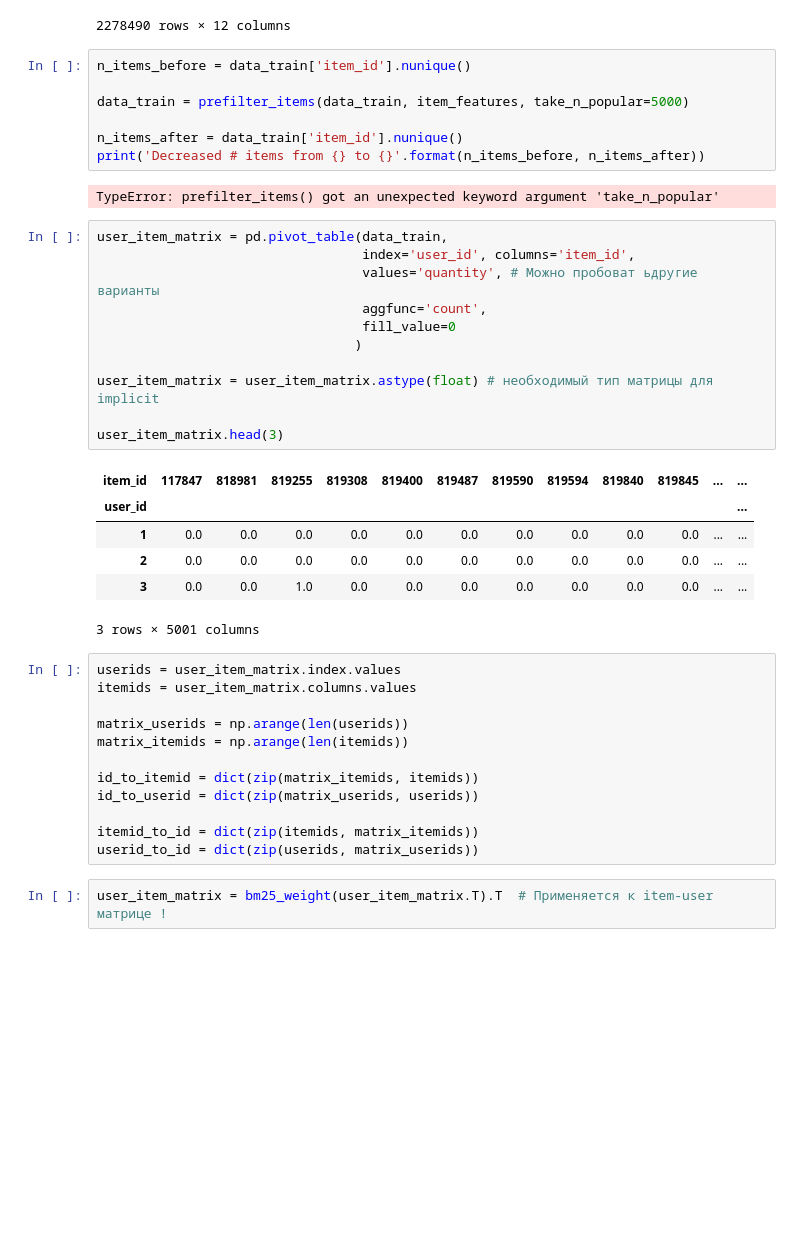
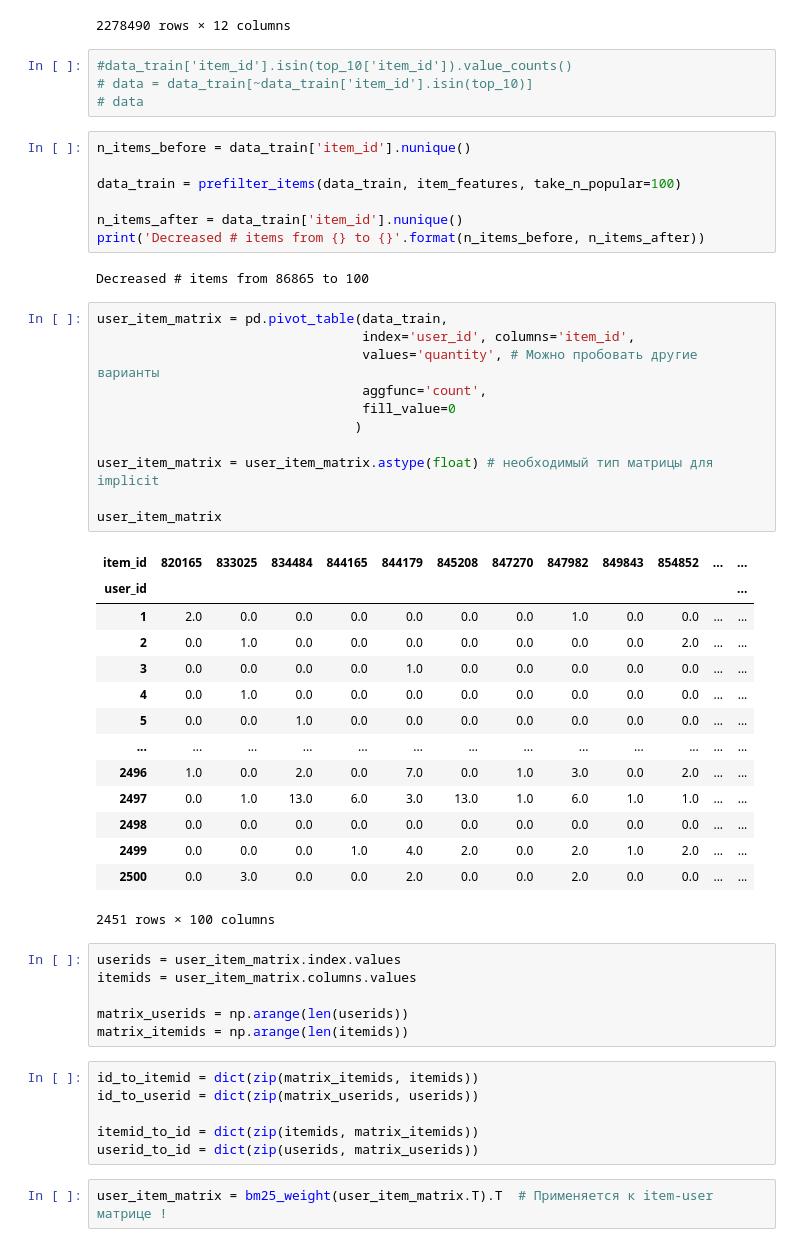
Before and after one commit to ishubenko/rec_sys, a Jupyter notebook: webinar_4/hw_webinar_4.ipynb, the cells around one changed output. Saved outputs shown, nothing was run; the diff lists cells and outputs as text; blank space fills up the shorter version.

```diff
--- a/webinar_4/hw_webinar_4.ipynb
+++ b/webinar_4/hw_webinar_4.ipynb
@@ -93,40 +93,52 @@ data_train
 | 2282323 | 462 | 41297773713 | 635 | 10180324 | 1 | 3.00 | 304 | -0.29 | 2040 | ... |
 | 2282324 | 462 | 41297773713 | 635 | 12731714 | 1 | 4.08 | 304 | 0.00 | 2040 | ... |
 2278490 rows × 12 columns
+# %%
+#data_train['item_id'].isin(top_10['item_id']).value_counts()
+# data = data_train[~data_train['item_id'].isin(top_10)]
+# data
 # %%
 n_items_before = data_train['item_id'].nunique()
 
-data_train = prefilter_items(data_train, item_features, take_n_popular=5000)
+data_train = prefilter_items(data_train, item_features, take_n_popular=100)
 
 n_items_after = data_train['item_id'].nunique()
 print('Decreased # items from {} to {}'.format(n_items_before, n_items_after))
 # %% [output]
-TypeError: prefilter_items() got an unexpected keyword argument 'take_n_popular'
+Decreased # items from 86865 to 100
 # %%
 user_item_matrix = pd.pivot_table(data_train,
                                   index='user_id', columns='item_id',
-                                  values='quantity', # Можно пробоват ьдругие варианты
+                                  values='quantity', # Можно пробовать другие варианты
                                   aggfunc='count',
                                   fill_value=0
                                  )
 
 user_item_matrix = user_item_matrix.astype(float) # необходимый тип матрицы для implicit
 
-user_item_matrix.head(3)
+user_item_matrix
 # %% [output]
-| item_id | 117847 | 818981 | 819255 | 819308 | 819400 | 819487 | 819590 | 819594 | 819840 | 819845 | ... | ... |
+| item_id | 820165 | 833025 | 834484 | 844165 | 844179 | 845208 | 847270 | 847982 | 849843 | 854852 | ... | ... |
 | user_id |  |  |  |  |  |  |  |  |  |  |  | ... |
-| 1 | 0.0 | 0.0 | 0.0 | 0.0 | 0.0 | 0.0 | 0.0 | 0.0 | 0.0 | 0.0 | ... | ... |
-| 2 | 0.0 | 0.0 | 0.0 | 0.0 | 0.0 | 0.0 | 0.0 | 0.0 | 0.0 | 0.0 | ... | ... |
-| 3 | 0.0 | 0.0 | 1.0 | 0.0 | 0.0 | 0.0 | 0.0 | 0.0 | 0.0 | 0.0 | ... | ... |
+| 1 | 2.0 | 0.0 | 0.0 | 0.0 | 0.0 | 0.0 | 0.0 | 1.0 | 0.0 | 0.0 | ... | ... |
+| 2 | 0.0 | 1.0 | 0.0 | 0.0 | 0.0 | 0.0 | 0.0 | 0.0 | 0.0 | 2.0 | ... | ... |
+| 3 | 0.0 | 0.0 | 0.0 | 0.0 | 1.0 | 0.0 | 0.0 | 0.0 | 0.0 | 0.0 | ... | ... |
+| 4 | 0.0 | 1.0 | 0.0 | 0.0 | 0.0 | 0.0 | 0.0 | 0.0 | 0.0 | 0.0 | ... | ... |
+| 5 | 0.0 | 0.0 | 1.0 | 0.0 | 0.0 | 0.0 | 0.0 | 0.0 | 0.0 | 0.0 | ... | ... |
+| ... | ... | ... | ... | ... | ... | ... | ... | ... | ... | ... | ... | ... |
+| 2496 | 1.0 | 0.0 | 2.0 | 0.0 | 7.0 | 0.0 | 1.0 | 3.0 | 0.0 | 2.0 | ... | ... |
+| 2497 | 0.0 | 1.0 | 13.0 | 6.0 | 3.0 | 13.0 | 1.0 | 6.0 | 1.0 | 1.0 | ... | ... |
+| 2498 | 0.0 | 0.0 | 0.0 | 0.0 | 0.0 | 0.0 | 0.0 | 0.0 | 0.0 | 0.0 | ... | ... |
+| 2499 | 0.0 | 0.0 | 0.0 | 1.0 | 4.0 | 2.0 | 0.0 | 2.0 | 1.0 | 2.0 | ... | ... |
+| 2500 | 0.0 | 3.0 | 0.0 | 0.0 | 2.0 | 0.0 | 0.0 | 2.0 | 0.0 | 0.0 | ... | ... |
-3 rows × 5001 columns
+2451 rows × 100 columns
+# %%
+userids = user_item_matrix.index.values
+itemids = user_item_matrix.columns.values
+
+matrix_userids = np.arange(len(userids))
+matrix_itemids = np.arange(len(itemids))
 # %%
-userids = user_item_matrix.index.values
-itemids = user_item_matrix.columns.values
-
-matrix_userids = np.arange(len(userids))
-matrix_itemids = np.arange(len(itemids))
-
 id_to_itemid = dict(zip(matrix_itemids, itemids))
 id_to_userid = dict(zip(matrix_userids, userids))
 
```
Also changed, not shown: 1 other file.
